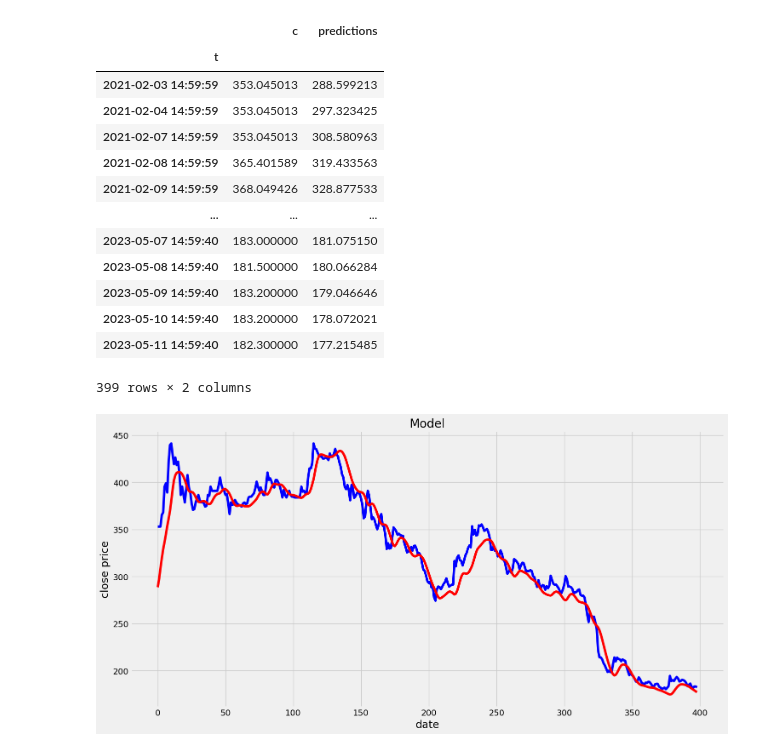
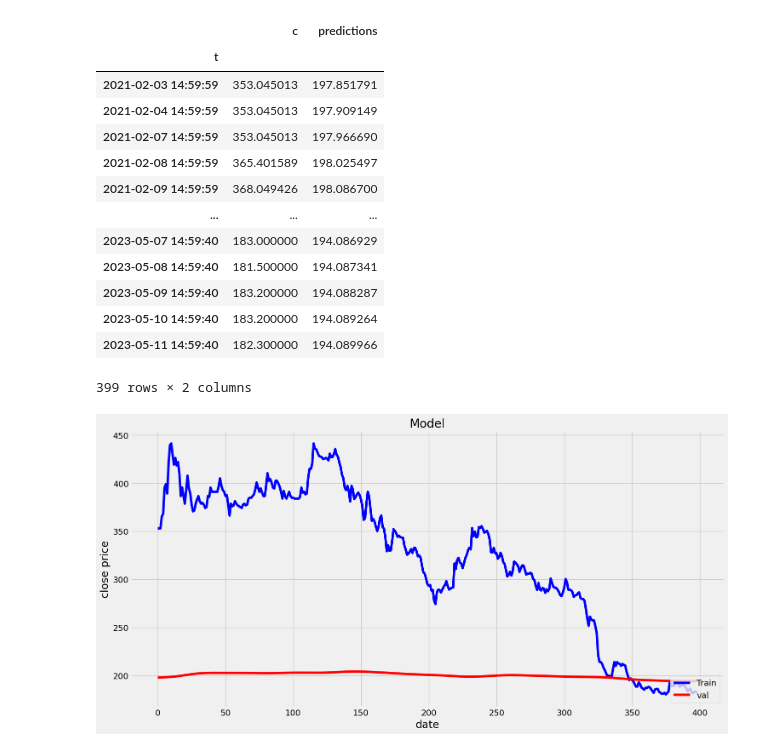
Before and after one commit to bishal-dhakal/Stock-Price--Prediction, a Jupyter notebook: prediction-LSTM.ipynb, the cells around one changed output. Saved outputs shown, nothing was run; the diff lists cells and outputs as text; code cells hidden in the pictures.

```diff
--- a/prediction-LSTM.ipynb
+++ b/prediction-LSTM.ipynb
@@ -205,16 +91,20 @@ x_train.shape
 model = Sequential()
 model.add(LSTM(units = 50, activation='relu', return_sequences=True, input_shape=(x_train.shape[1],1)))
 model.add(Dropout(0.2))
+model.add(Dense(units=1))
 
 model.add(LSTM(units = 60, activation='relu', return_sequences=True))
 model.add(Dropout(0.3))
 
-model.add(LSTM(units = 80, activation='relu', return_sequences=True))
+
+model.add(LSTM(units = 80, activation='tanh', return_sequences=True))
 model.add(Dropout(0.4))
+model.add(Dense(units=1))
 
-model.add(LSTM(units = 120, activation='relu'))
+model.add(LSTM(units = 120, activation='tanh'))
 model.add(Dropout(0.5))
 
+
 model.add(Dense(units=1))
 # %%
 model.summary()
@@ -241,5 +131,5 @@ _________________________________________________________________
 model.compile(optimizer='adam',loss='mean_squared_error')
 # %%
 #train the model
-model.fit(x_train, y_train, batch_size=25,epochs=50)
+model.fit(x_train, y_train, batch_size=25,epochs=1)
 # %% [output]
@@ -312,0 +205,4 @@ See the caveats in the documentation: https://pandas.pydata.org/pandas-docs/stab
+# %%
+valid['predictions'] = predictions
+predictions = np.array(predictions).flatten()
+predictions
@@ -315,26 +234,26 @@ valid
 # %% [output]
 |  | c | predictions |
 | t |  |  |
-| 2021-02-03 14:59:59 | 353.045013 | 288.599213 |
-| 2021-02-04 14:59:59 | 353.045013 | 297.323425 |
-| 2021-02-07 14:59:59 | 353.045013 | 308.580963 |
-| 2021-02-08 14:59:59 | 365.401589 | 319.433563 |
-| 2021-02-09 14:59:59 | 368.049426 | 328.877533 |
+| 2021-02-03 14:59:59 | 353.045013 | 197.851791 |
+| 2021-02-04 14:59:59 | 353.045013 | 197.909149 |
+| 2021-02-07 14:59:59 | 353.045013 | 197.966690 |
+| 2021-02-08 14:59:59 | 365.401589 | 198.025497 |
+| 2021-02-09 14:59:59 | 368.049426 | 198.086700 |
 | ... | ... | ... |
-| 2023-05-07 14:59:40 | 183.000000 | 181.075150 |
-| 2023-05-08 14:59:40 | 181.500000 | 180.066284 |
-| 2023-05-09 14:59:40 | 183.200000 | 179.046646 |
-| 2023-05-10 14:59:40 | 183.200000 | 178.072021 |
-| 2023-05-11 14:59:40 | 182.300000 | 177.215485 |
+| 2023-05-07 14:59:40 | 183.000000 | 194.086929 |
+| 2023-05-08 14:59:40 | 181.500000 | 194.087341 |
+| 2023-05-09 14:59:40 | 183.200000 | 194.088287 |
+| 2023-05-10 14:59:40 | 183.200000 | 194.089264 |
+| 2023-05-11 14:59:40 | 182.300000 | 194.089966 |
 399 rows × 2 columns
 # %%
 plt.figure(figsize=(16,8))
 plt.title('Model')
 plt.xlabel('date',fontsize=18)
 plt.ylabel('close price',fontsize=18)
 plt.plot(y_test,'b', label='Original Price')
 plt.plot(predictions,'r', label='Predicted Price')
-# plt.legend(['Train','val','predictions'],loc='lower right')
+plt.legend(['Train','val','predictions'],loc='lower right')
 plt.show()
 # %% [output]
-[figure, old version]
+[figure, new version]
```
Also changed, not shown: parts of 23 cells of this notebook, 18 other files.
